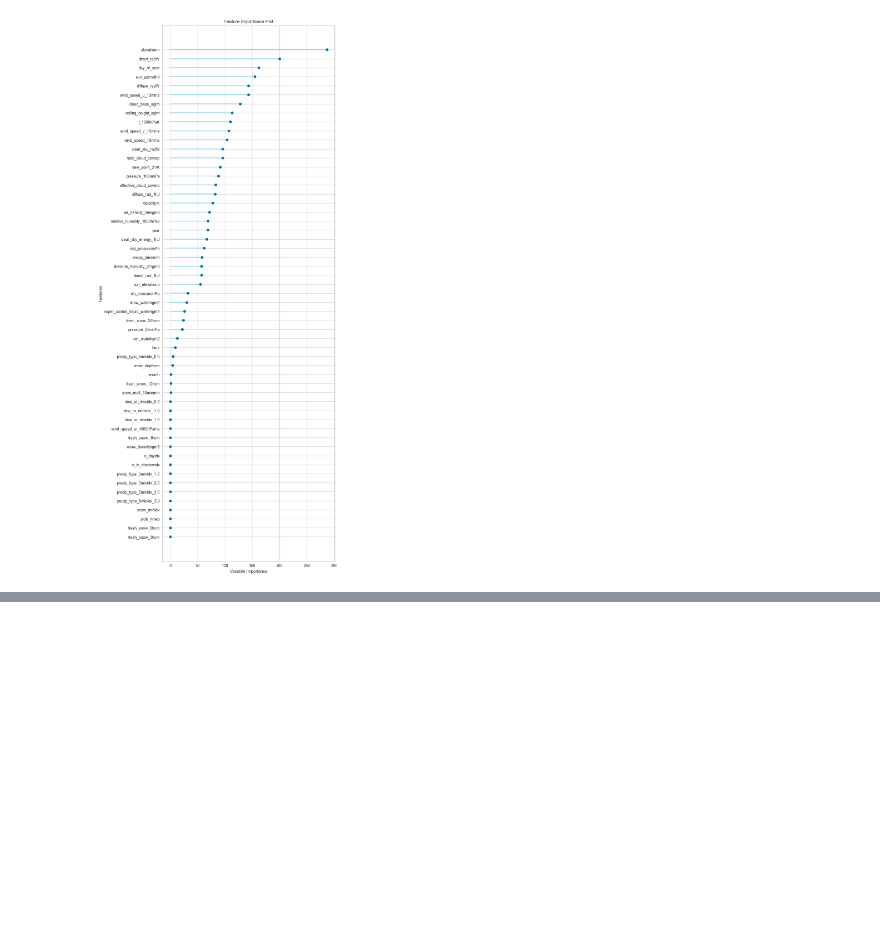
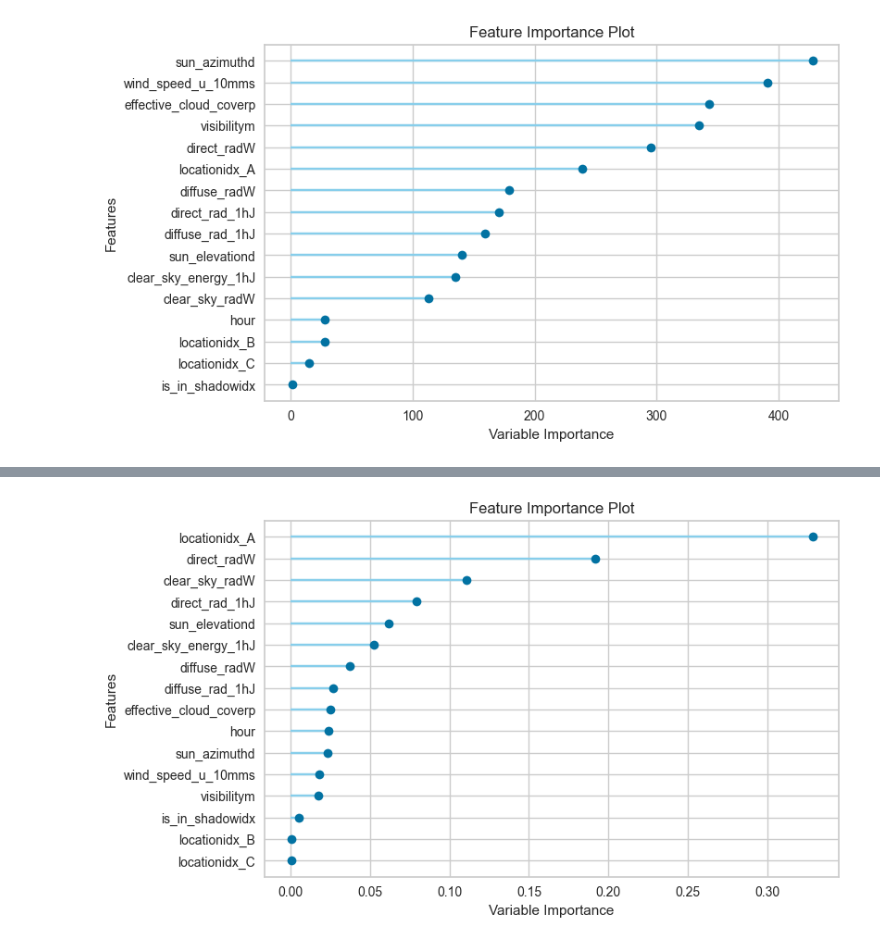
Before and after one commit to mikaelste/TDT4173-project, a Jupyter notebook: mats/model.ipynb, the cells around one changed output, grey strips where cells are left out. Cells and saved outputs as stored; diff of their text form; code cells hidden in the pictures; blank space fills up the shorter version.

```diff
--- a/mats/model.ipynb
+++ b/mats/model.ipynb
@@ -42,0 +170,7 @@ s = setup(df, target="pv_measurement", normalize=True, categorical_features=cate
+# %%
+normalizedData =pd.DataFrame(num.dataset_transformed)
+# sort the rows by index
+normalizedData = normalizedData.sort_index()
+categorical_dataset_for_merge = categorical_dataset.drop(columns=["pv_measurement"])
+df_transformed = pd.merge(categorical_dataset_for_merge, normalizedData, left_index=True, right_index=True)
+normalizedData.shape
@@ -42,0 +196,5 @@ s = setup(df, target="pv_measurement", normalize=True, categorical_features=cate
+# %%
+# s = setup(df_transformed, target="pv_measurement", normalize=False, categorical_features=categorical_features, experiment_name="pv_power_mw", ignore_features=ignore_features, index=False)
+s = setup(df_transformed, target="pv_measurement", normalize=False, categorical_features=categorical_features, experiment_name="pv_power_mw", ignore_features=ignore_features, index=False)
+# s = setup(df_transformed, target="pv_measurement", normalize=False, categorical_features=categorical_features, experiment_name="pv_power_mw", ignore_features=ignore_features, index=False, imputation_type="iterative", feature_selection="classic", feature_selection_estimator="et", remove_multicollinearity=True, remove_outliers = True, low_variance_threshold = 0.1,)
+# s = setup(df_transformed, target="pv_measurement", imputation_type="iterative", feature_selection="classic", feature_selection_estimator="et", remove_multicollinearity=True, remove_outliers = True, low_variance_threshold = 0.1,  normalize=False, categorical_features=categorical_features, experiment_name="pv_power_mw", ignore_features=ignore_features, index=False,)
@@ -86,0 +287,2 @@ interactive(children=(ToggleButtons(description='Plot Type:', icons=('',), optio
+# %%
+gump = create_model("et")
@@ -87,5 +306,8 @@ interactive(children=(ToggleButtons(description='Plot Type:', icons=('',), optio
+# %%
+gump = finalize_model(gump)
 # %%
 plot_model(lightgbm, plot="feature_all")
+plot_model(gump, plot="feature_all")
 # %% [output]
 [interactive output not drawn]
-[figure, old version]
+[figure, new version]
@@ -91,0 +315 @@ plot_model(lightgbm, plot="feature_all")
+[figure, added]
```
Also changed, not shown: parts of 26 cells of this notebook, 18 other files.
